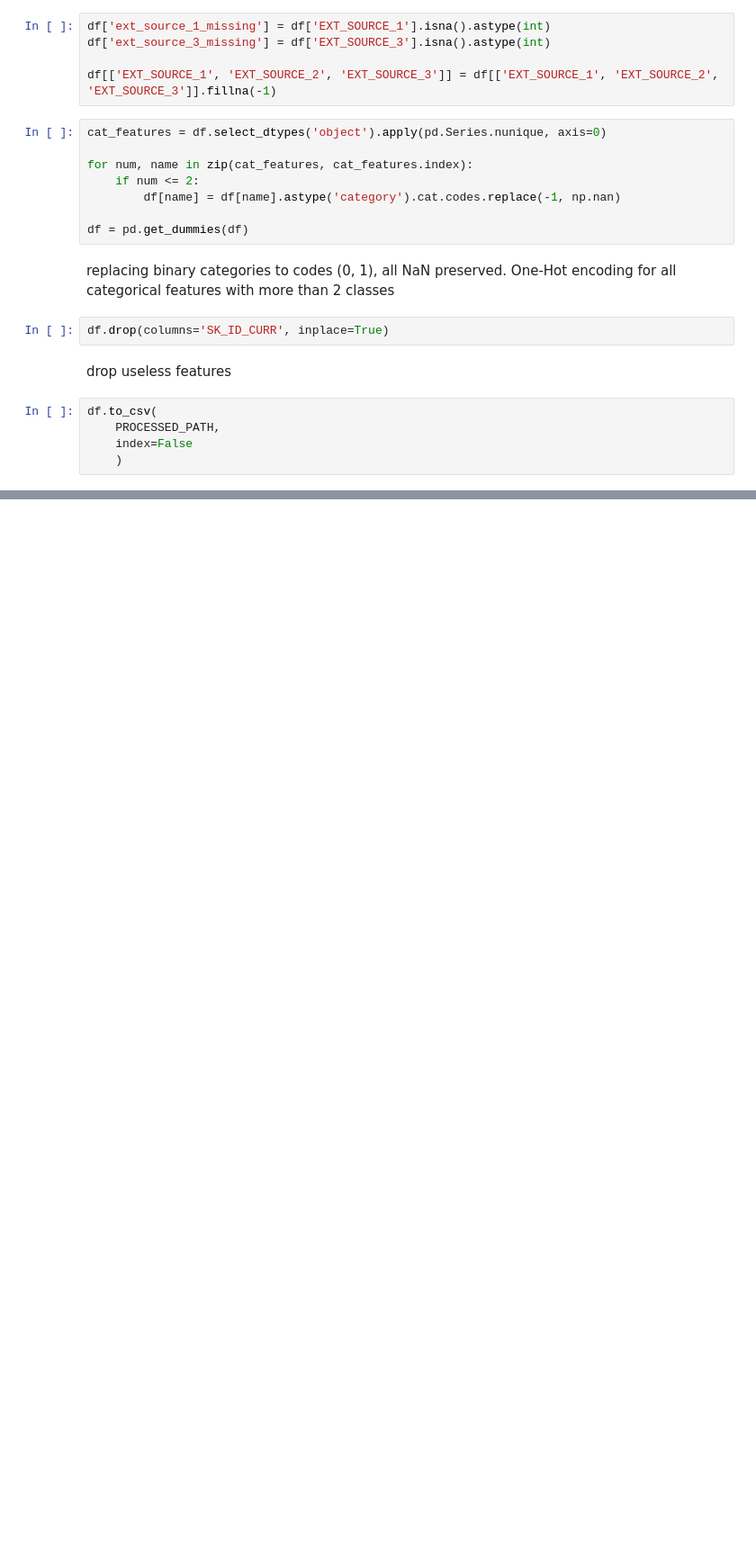
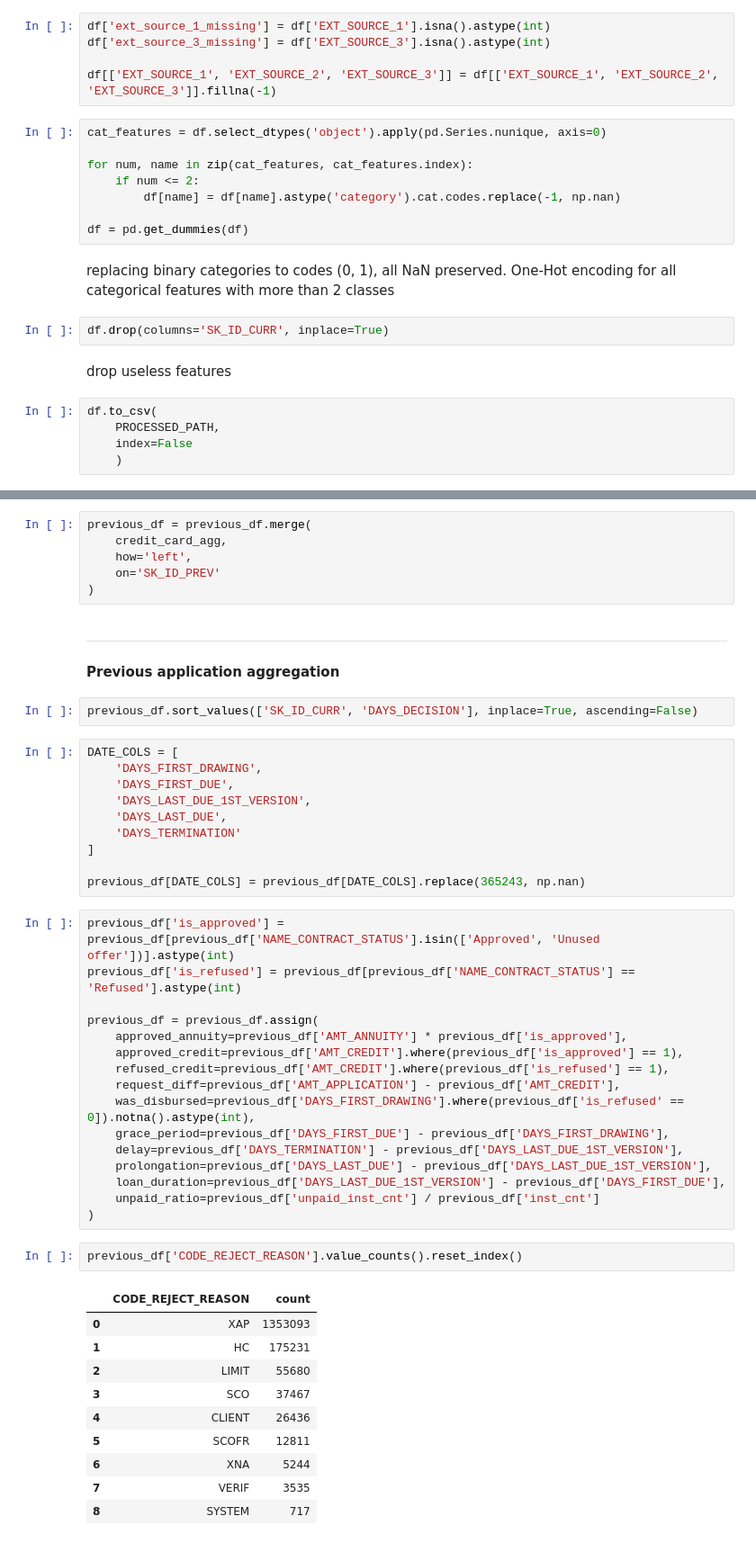
Before and after one commit to teleportix/credit-scoring-ml, a Jupyter notebook: notebooks/02_features.ipynb, the cells around one changed output, grey strips where cells are left out. Shown at 90% size. Cells and saved outputs as stored; diff of their text form; blank space fills up the shorter version.

Commit message:
add features from previous_application related tables

```diff
--- a/notebooks/02_features.ipynb
+++ b/notebooks/02_features.ipynb
@@ -213,0 +380,50 @@ np.int64(0)
+# %%
+previous_df = previous_df.merge(
+    credit_card_agg,
+    how='left',
+    on='SK_ID_PREV'
+)
+# %% [markdown]
+---
+#### Previous application aggregation
+# %%
+previous_df.sort_values(['SK_ID_CURR', 'DAYS_DECISION'], inplace=True, ascending=False)
+# %%
+DATE_COLS = [
+    'DAYS_FIRST_DRAWING',
+    'DAYS_FIRST_DUE',
+    'DAYS_LAST_DUE_1ST_VERSION',
+    'DAYS_LAST_DUE',
+    'DAYS_TERMINATION'
+]
+
+previous_df[DATE_COLS] = previous_df[DATE_COLS].replace(365243, np.nan)
+# %%
+previous_df['is_approved'] = previous_df[previous_df['NAME_CONTRACT_STATUS'].isin(['Approved', 'Unused offer'])].astype(int)
+previous_df['is_refused'] = previous_df[previous_df['NAME_CONTRACT_STATUS'] == 'Refused'].astype(int)
+
+previous_df = previous_df.assign(
+    approved_annuity=previous_df['AMT_ANNUITY'] * previous_df['is_approved'],
+    approved_credit=previous_df['AMT_CREDIT'].where(previous_df['is_approved'] == 1),
+    refused_credit=previous_df['AMT_CREDIT'].where(previous_df['is_refused'] == 1),
+    request_diff=previous_df['AMT_APPLICATION'] - previous_df['AMT_CREDIT'],
+    was_disbursed=previous_df['DAYS_FIRST_DRAWING'].where(previous_df['is_refused' == 0]).notna().astype(int),
+    grace_period=previous_df['DAYS_FIRST_DUE'] - previous_df['DAYS_FIRST_DRAWING'],
+    delay=previous_df['DAYS_TERMINATION'] - previous_df['DAYS_LAST_DUE_1ST_VERSION'],
+    prolongation=previous_df['DAYS_LAST_DUE'] - previous_df['DAYS_LAST_DUE_1ST_VERSION'],
+    loan_duration=previous_df['DAYS_LAST_DUE_1ST_VERSION'] - previous_df['DAYS_FIRST_DUE'],
+    unpaid_ratio=previous_df['unpaid_inst_cnt'] / previous_df['inst_cnt']
+)
+# %%
+previous_df['CODE_REJECT_REASON'].value_counts().reset_index()
+# %% [output]
+|  | CODE_REJECT_REASON | count |
+| 0 | XAP | 1353093 |
+| 1 | HC | 175231 |
+| 2 | LIMIT | 55680 |
+| 3 | SCO | 37467 |
+| 4 | CLIENT | 26436 |
+| 5 | SCOFR | 12811 |
+| 6 | XNA | 5244 |
+| 7 | VERIF | 3535 |
+| 8 | SYSTEM | 717 |
```
Also changed, not shown: parts of 29 cells of this notebook.
